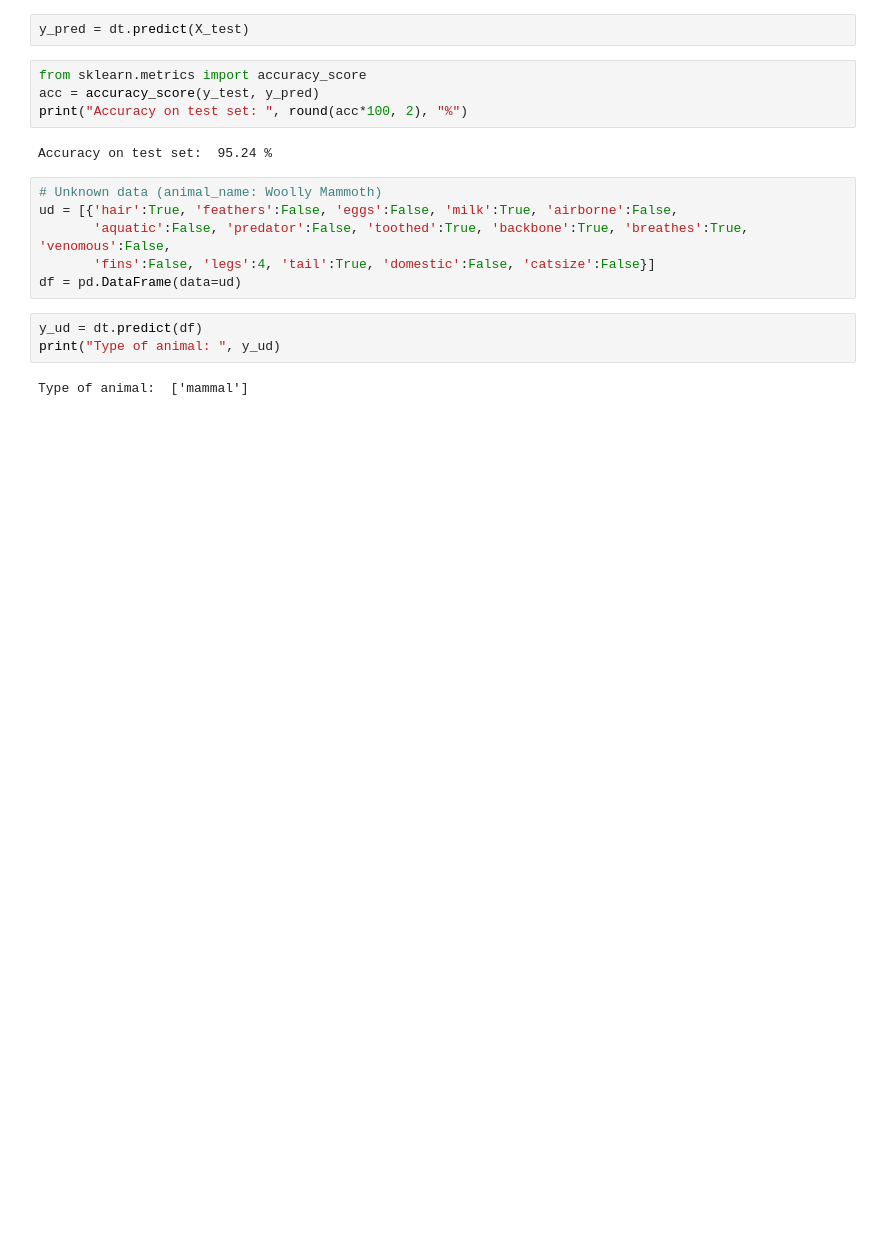
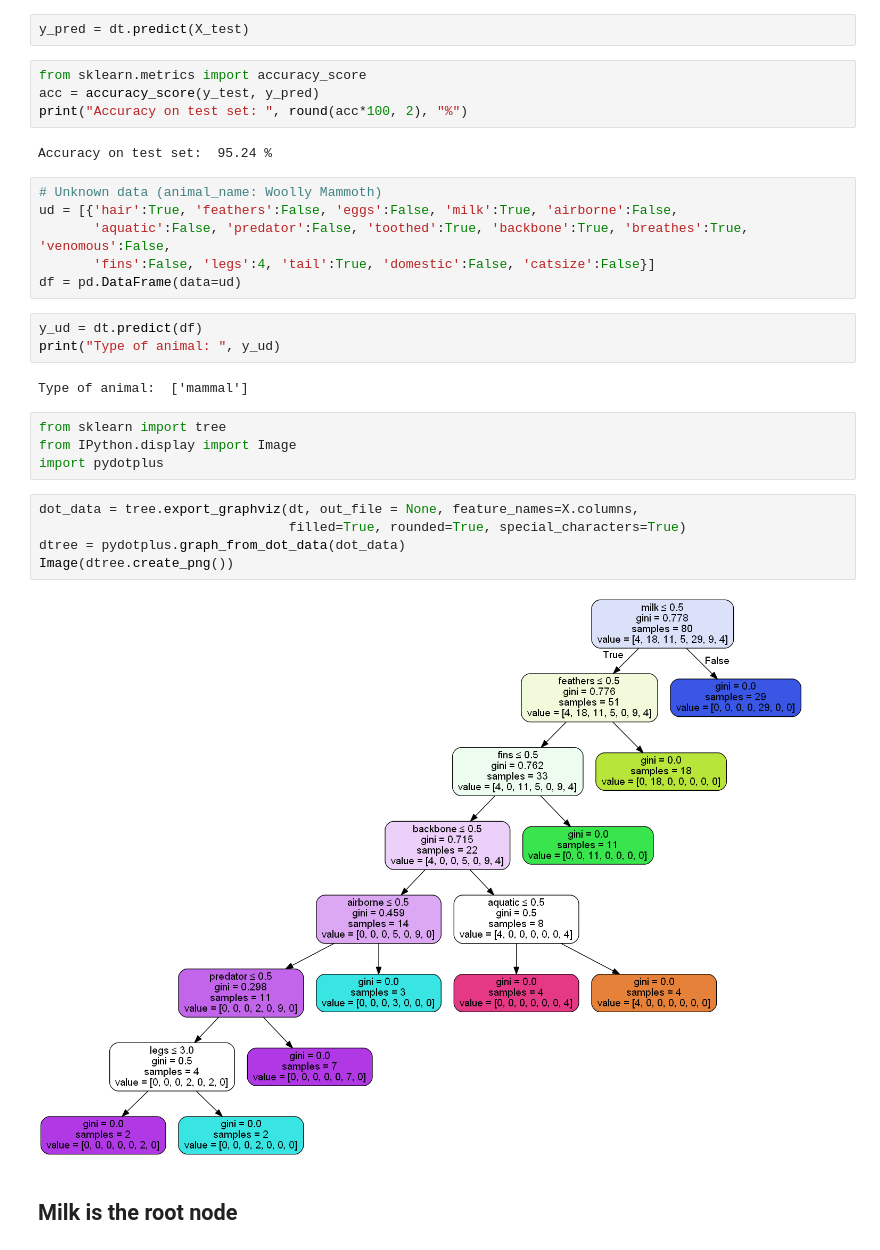
Before and after one commit to avdhootpatil/ML, a Jupyter notebook: 2. Decision Tree Classifier.ipynb, the cells around one changed output. Cells and saved outputs as stored; diff of their text form; blank space fills up the shorter version.

Commit message:
Update decision tree classifier

```diff
--- a/2. Decision Tree Classifier.ipynb
+++ b/2. Decision Tree Classifier.ipynb
@@ -69,3 +69,16 @@ y_ud = dt.predict(df)
 print("Type of animal: ", y_ud)
 # %% [output]
 Type of animal:  ['mammal']
+# %%
+from sklearn import tree
+from IPython.display import Image
+import pydotplus
+# %%
+dot_data = tree.export_graphviz(dt, out_file = None, feature_names=X.columns,
+                                filled=True, rounded=True, special_characters=True)
+dtree = pydotplus.graph_from_dot_data(dot_data)
+Image(dtree.create_png())
+# %% [output]
+[figure, added]
+# %% [markdown]
+## Milk is the root node
```
Also changed, not shown: 1 other file.
